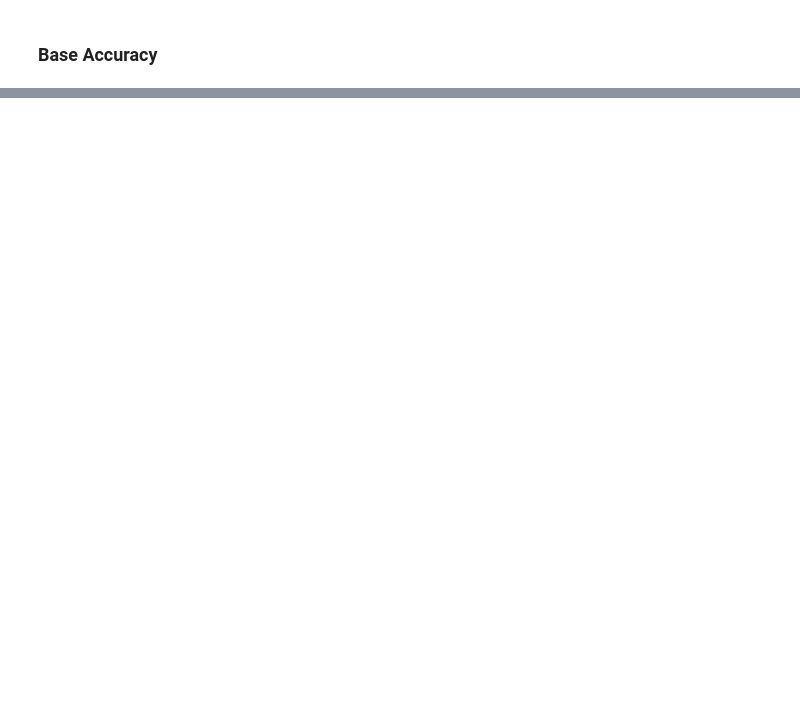
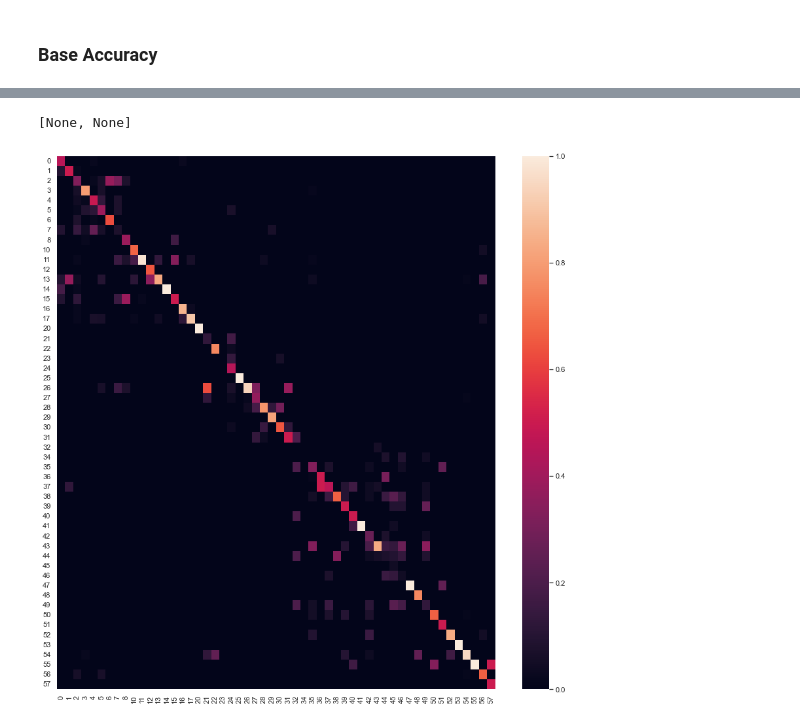
Before and after one commit to samuelnojadera/china-traffic-sign-classification, a Jupyter notebook: cnn.ipynb, the cells around one changed output, grey strips where cells are left out. Cells and saved outputs as stored; diff of their text form; code cells hidden in the pictures; blank space fills up the shorter version.

```diff
--- a/cnn.ipynb
+++ b/cnn.ipynb
@@ -464 +354,8 @@ Training
+# %%
+configuration = tf.compat.v1.ConfigProto()
+configuration.gpu_options.allow_growth = True
+session = tf.compat.v1.Session(config=configuration)
+early_stopping = EarlyStopping(
+    patience=5, restore_best_weights=True, monitor='val_categorical_accuracy'
+)
 # %%
@@ -494 +447,5 @@ Epoch 10/10
+# %%
+predictions = model.predict(test_iterator)
+predictions_50 = model_50.predict(test_iterator_50)
+predictions_100 = model_100.predict(test_iterator_100)
 # %% [markdown]
@@ -521,0 +463,19 @@ fig.tight_layout()
+# %%
+matrix = confusion_matrix(
+    y_true=[np.argmax(value) for value in test_labels.values],
+    y_pred=[np.argmax(prediction) for prediction in predictions],
+    normalize='pred'
+    )
+# %%
+fig, ax = plt.subplots(1, 1)
+sns.heatmap(
+    matrix, ax=ax,
+    xticklabels=test_labels.columns, yticklabels=test_labels.columns
+    )
+
+fig.set(
+    figwidth=15, figheight=15
+)
+# %% [output]
+[None, None]
+[figure, added]
```
Also changed, not shown: parts of 68 cells of this notebook, 12 other files.
